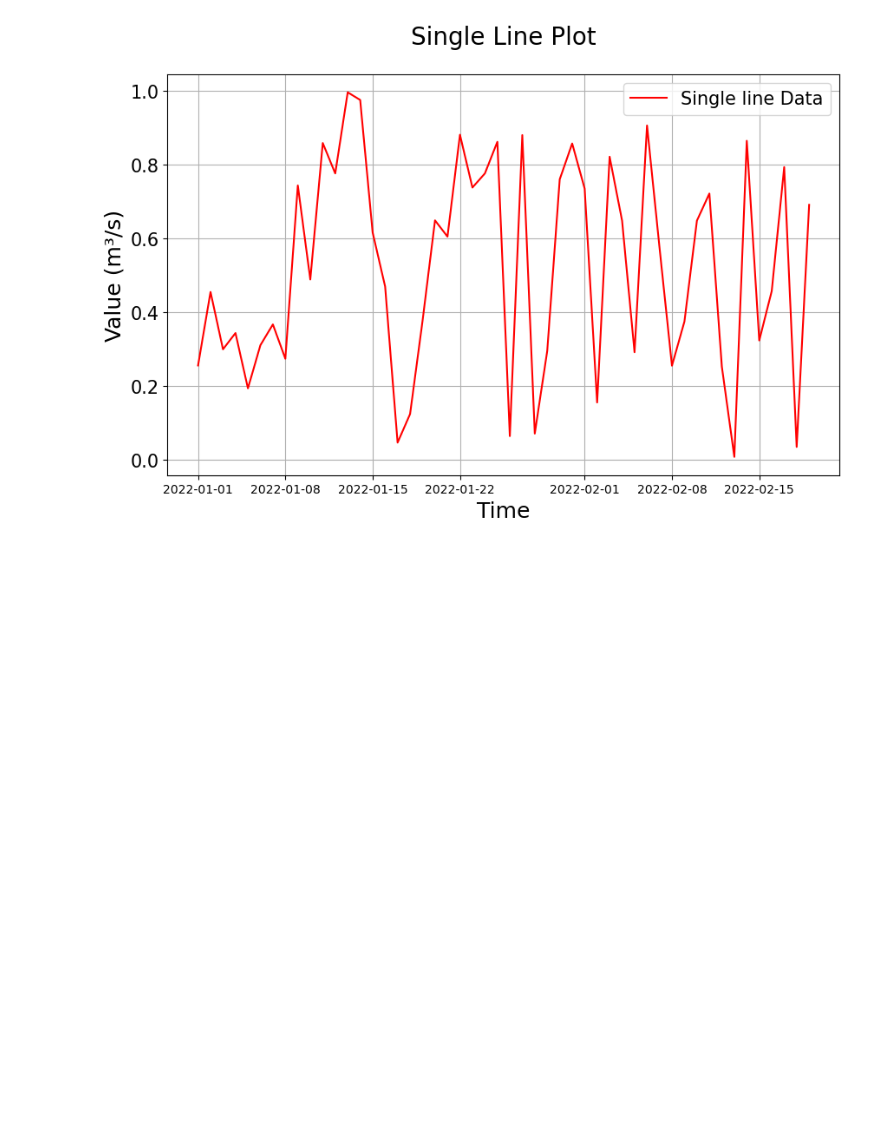
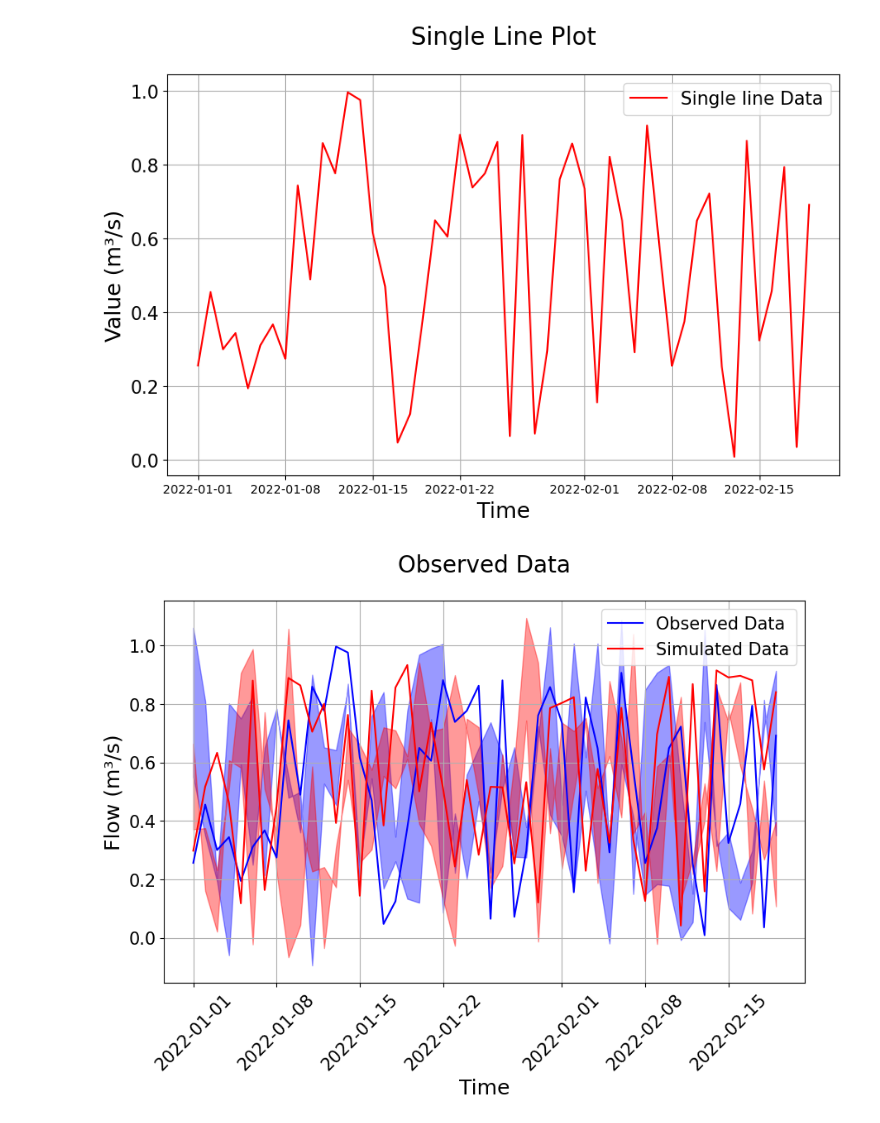
Before and after one commit to UchechukwuUdenze/NHS_PostProcessing, a Jupyter notebook: docs/source/notebooks/Examples.ipynb, the cells around one changed output. Cells and saved outputs as stored; diff of their text form; code cells hidden in the pictures; blank space fills up the shorter version.

```diff
--- a/docs/source/notebooks/Examples.ipynb
+++ b/docs/source/notebooks/Examples.ipynb
@@ -770,3 +766,31 @@ visuals.plot(df=obs_df, grid=True, title="Single Line Plot", labels=("Time", "Va
             )
 # %% [output]
 [figure]
+# %%
+upper_bounds = [
+   pd.DataFrame({
+        "Obs_Upper": np.random.rand(50) + 0.1,
+       "Sim_Upper": np.random.rand(50) + 0.1,
+   }, index=index)
+]
+# %%
+lower_bounds = [
+   pd.DataFrame({
+        "Obs_Lower": np.random.rand(50) - 0.1,
+       "Sim_Lower": np.random.rand(50) - 0.1,
+   }, index=index)
+]
+# %%
+visuals.bounded_plot(
+  lines=merged_df,
+  upper_bounds=upper_bounds,
+  lower_bounds=lower_bounds,
+  legend=('Simulated Data', 'Observed Data'),
+  title=['Observed Data'],
+  labels=('Time', 'Flow'),
+  grid=True,
+#   save=False,
+#   save_as = ''
+)
+# %% [output]
+[figure, added]
```
Also changed, not shown: parts of 3 cells of this notebook, 1 other file.
